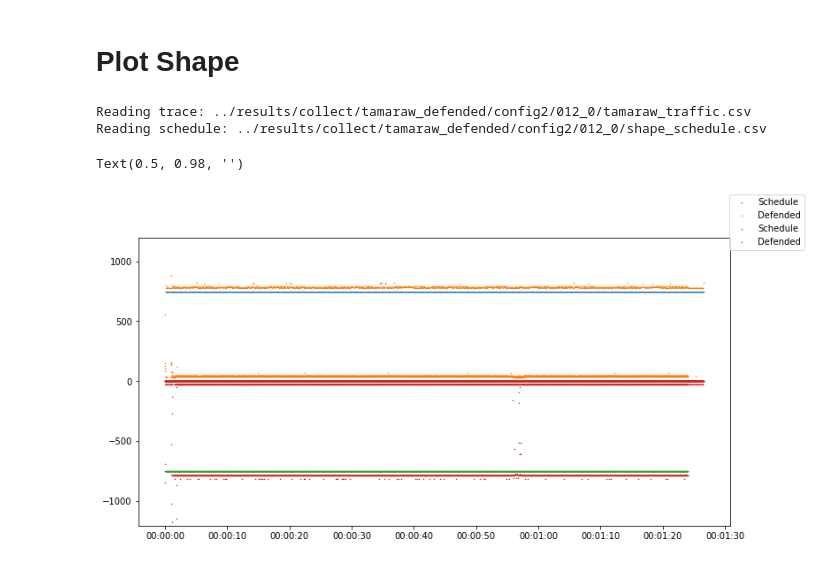
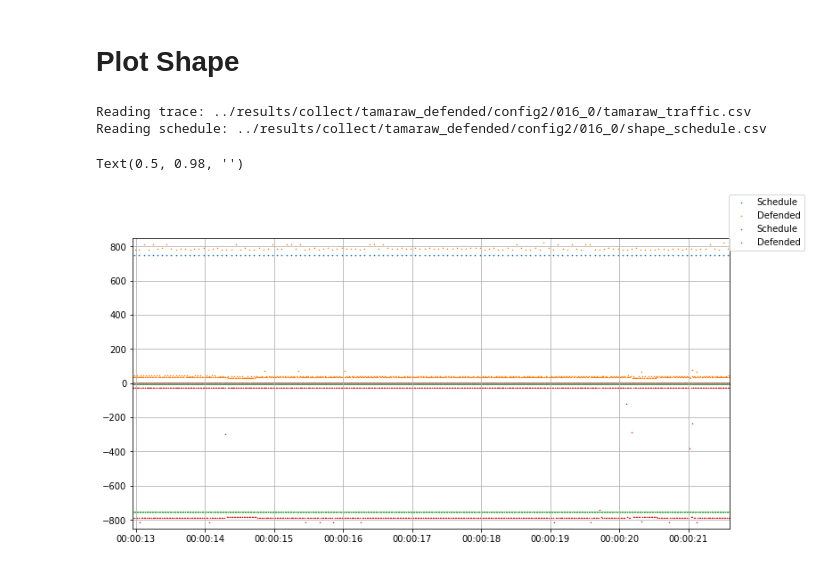
Before and after one commit to jpcsmith/qcsd-experiments, a Jupyter notebook: notebooks/plot-trace-shape.ipynb, the cells around one changed output. Drawn from its saved outputs; the diff is of its cells as text; code cells hidden in the pictures.

Commit message:
debugging trace shapes

```diff
--- a/notebooks/plot-trace-shape.ipynb
+++ b/notebooks/plot-trace-shape.ipynb
@@ -45,25 +45,31 @@ def load_trace(filename, rate):
     return data.xs(True)["length"], data.xs(False)["length"]
 # %%
 
-TRACE_F = "../results/collect/tamaraw_defended/config2/012_0/tamaraw_traffic.csv"
-SCHEDULE_F = "../results/collect/tamaraw_defended/config2/012_0/shape_schedule.csv"
+config = "config2"
+s_id="016"
+r_id="0"
+
+TRACE_F = f"../results/collect/tamaraw_defended/{config}/{s_id}_{r_id}/tamaraw_traffic.csv"
+SCHEDULE_F = f"../results/collect/tamaraw_defended/{config}/{s_id}_{r_id}/shape_schedule.csv"
 
 sample_rate = 5
 r_window_size = int(6250/sample_rate)
 
 (outgoing, incoming) = load_trace(TRACE_F, float(sample_rate))
 (schedule_out, schedule_in) = load_schedule(SCHEDULE_F, float(sample_rate))
 
 f, ax = plt.subplots(1,1, figsize=(12,6))
-ax.scatter(x=schedule_out.index, y=schedule_out, label="Schedule", s=1.0, marker='2')
+ax.scatter(x=schedule_out.index, y=schedule_out, label="Schedule", s=1.5, marker='2')
 ax.scatter(x=outgoing.index, y=outgoing, label="Defended", s=1.0, marker='1')
-ax.scatter(x=schedule_in.index, y=-schedule_in, label="Schedule", s=1.0, marker='2')
+ax.scatter(x=schedule_in.index, y=-schedule_in, label="Schedule", s=1.5, marker='2')
 ax.scatter(x=incoming.index, y=-incoming, label="Defended", s=1.0, marker='1')
-ax.set_ylim(bottom=-750*(np.log(sample_rate)), top=1200)
+ax.set_ylim(bottom=-850, top=850)
+ax.set_xlim(left=0.00015, right=0.00025)
+ax.grid()
 f.legend()
 f.suptitle(f"")
 # %% [output]
-Reading trace: ../results/collect/tamaraw_defended/config2/012_0/tamaraw_traffic.csv
-Reading schedule: ../results/collect/tamaraw_defended/config2/012_0/shape_schedule.csv
+Reading trace: ../results/collect/tamaraw_defended/config2/016_0/tamaraw_traffic.csv
+Reading schedule: ../results/collect/tamaraw_defended/config2/016_0/shape_schedule.csv
 Text(0.5, 0.98, '')
-[figure, old version]
+[figure, new version]
```
